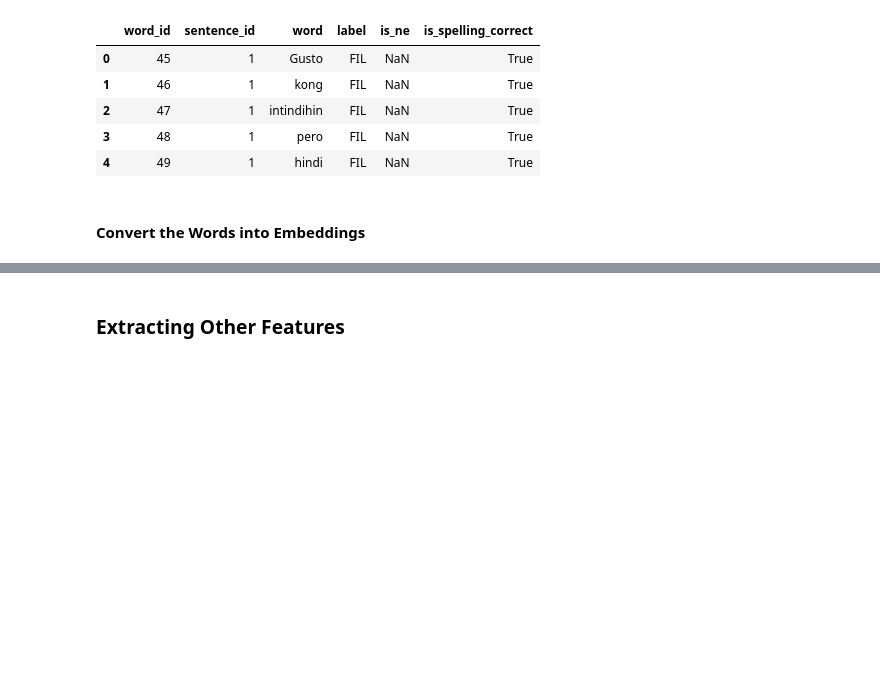
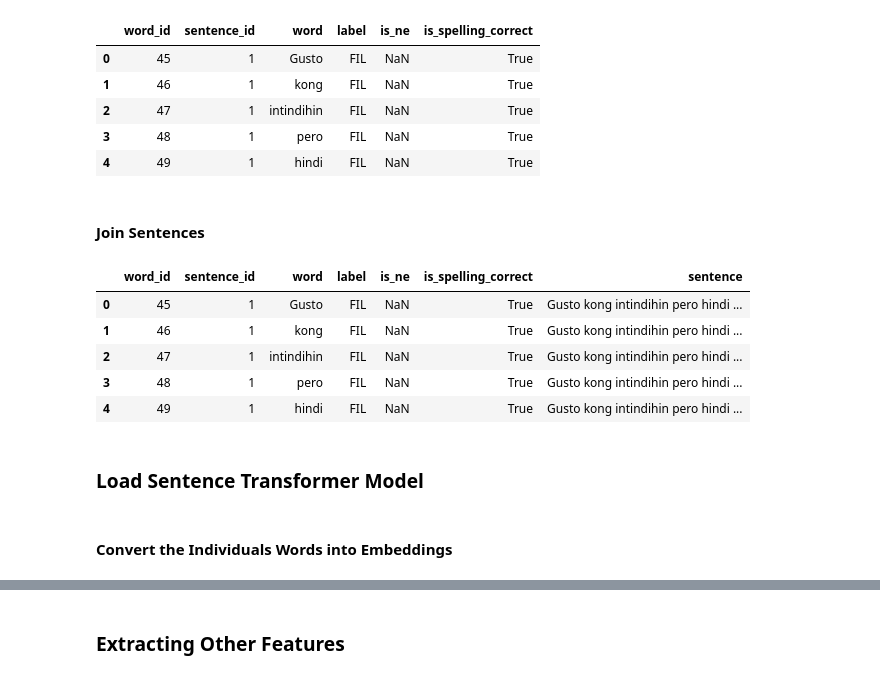
Before and after one commit to mbchavez27/csintsy-mco2-pinoybot, a Jupyter notebook: notebooks/main.ipynb, the cells around one changed output, grey strips where cells are left out. Saved outputs shown, nothing was run; the diff lists cells and outputs as text; code cells hidden in the pictures; blank space fills up the shorter version.

Commit message:
feat: embed also sentences by grouping the words using sentence id

```diff
--- a/notebooks/main.ipynb
+++ b/notebooks/main.ipynb
@@ -37,5 +37,26 @@ Dataset:
 | 2 | 47 | 1 | intindihin | FIL | NaN | True |
 | 3 | 48 | 1 | pero | FIL | NaN | True |
 | 4 | 49 | 1 | hindi | FIL | NaN | True |
-# %% [markdown]
-#### Convert the Words into Embeddings
+# %% [markdown]
+#### Join Sentences
+# %%
+# Ensure words are strings
+language["word"] = language["word"].astype(str)
+
+# Group by sentence_id and combine words
+sentences = language.groupby("sentence_id")["word"].apply(lambda x: " ".join(x))
+
+# Map the combined sentence back to the original dataframe
+language["sentence"] = language["sentence_id"].map(sentences)
+
+
+language.head()
+# %% [output]
+|  | word_id | sentence_id | word | label | is_ne | is_spelling_correct | sentence |
+| 0 | 45 | 1 | Gusto | FIL | NaN | True | Gusto kong intindihin pero hindi ... |
+| 1 | 46 | 1 | kong | FIL | NaN | True | Gusto kong intindihin pero hindi ... |
+| 2 | 47 | 1 | intindihin | FIL | NaN | True | Gusto kong intindihin pero hindi ... |
+| 3 | 48 | 1 | pero | FIL | NaN | True | Gusto kong intindihin pero hindi ... |
+| 4 | 49 | 1 | hindi | FIL | NaN | True | Gusto kong intindihin pero hindi ... |
+# %% [markdown]
+### Load Sentence Transformer Model
@@ -42 +66,3 @@ Dataset:
+# %% [markdown]
+#### Convert the Individuals Words into Embeddings
 # %%
```
Also changed, not shown: parts of 11 cells of this notebook, 2 other files.
